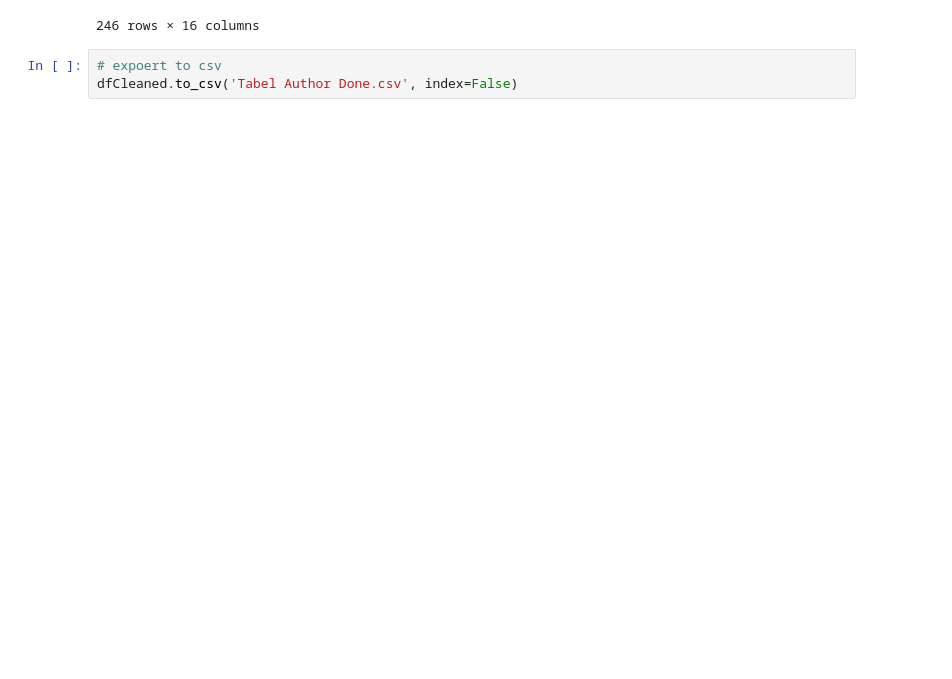
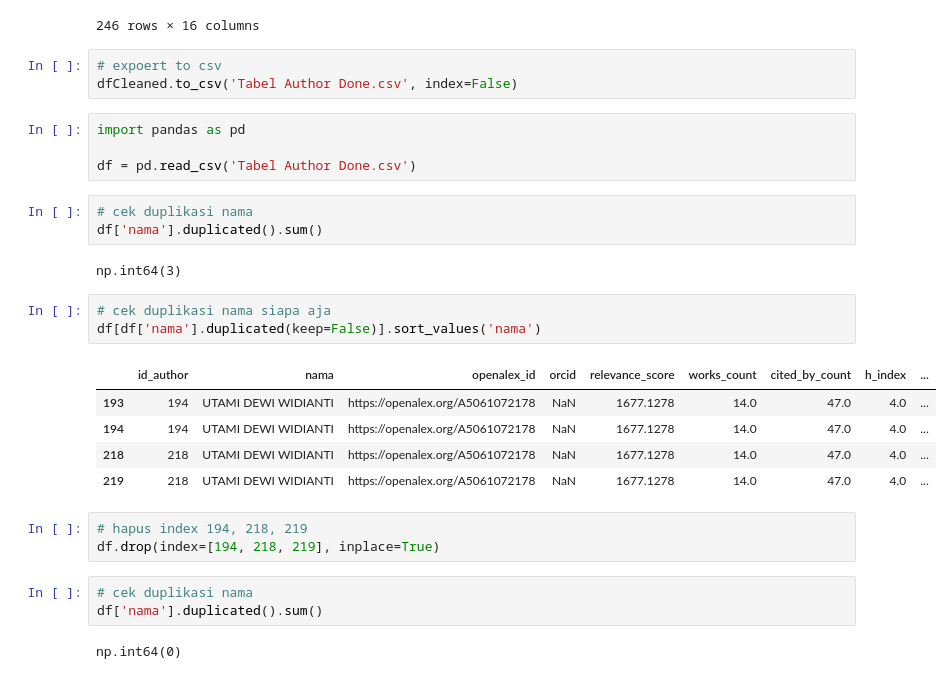
Before and after one commit to DewaTriWijaya/code_scraping_jurnal_unikom, a Jupyter notebook: author/openalex/cleaning.ipynb, the cells around one changed output. Drawn from its saved outputs; the diff is of its cells as text; blank space fills up the shorter version.

```diff
--- a/author/openalex/cleaning.ipynb
+++ b/author/openalex/cleaning.ipynb
@@ -183,3 +183,29 @@ dfCleaned
 # %%
 # expoert to csv
 dfCleaned.to_csv('Tabel Author Done.csv', index=False)
+# %%
+import pandas as pd
+
+df = pd.read_csv('Tabel Author Done.csv')
+# %%
+# cek duplikasi nama
+df['nama'].duplicated().sum()
+# %% [output]
+np.int64(3)
+# %%
+# cek duplikasi nama siapa aja
+df[df['nama'].duplicated(keep=False)].sort_values('nama')
+# %% [output]
+|  | id_author | nama | openalex_id | orcid | relevance_score | works_count | cited_by_count | h_index | ... |
+| 193 | 194 | UTAMI DEWI WIDIANTI | https://openalex.org/A5061072178 | NaN | 1677.1278 | 14.0 | 47.0 | 4.0 | ... |
+| 194 | 194 | UTAMI DEWI WIDIANTI | https://openalex.org/A5061072178 | NaN | 1677.1278 | 14.0 | 47.0 | 4.0 | ... |
+| 218 | 218 | UTAMI DEWI WIDIANTI | https://openalex.org/A5061072178 | NaN | 1677.1278 | 14.0 | 47.0 | 4.0 | ... |
+| 219 | 218 | UTAMI DEWI WIDIANTI | https://openalex.org/A5061072178 | NaN | 1677.1278 | 14.0 | 47.0 | 4.0 | ... |
+# %%
+# hapus index 194, 218, 219
+df.drop(index=[194, 218, 219], inplace=True)
+# %%
+# cek duplikasi nama
+df['nama'].duplicated().sum()
+# %% [output]
+np.int64(0)
```
Also changed, not shown: parts of 4 cells of this notebook, 1 other file.
